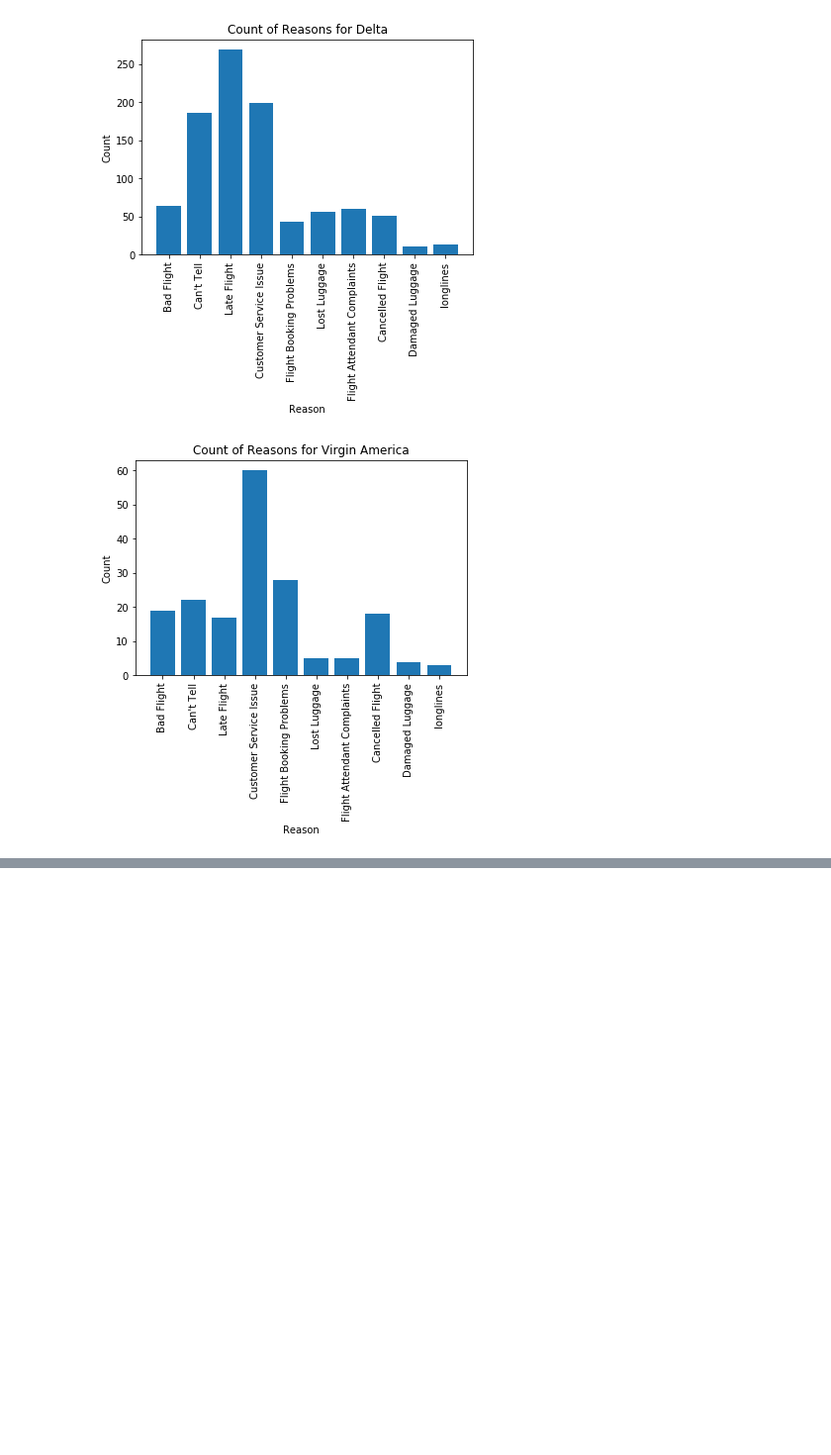
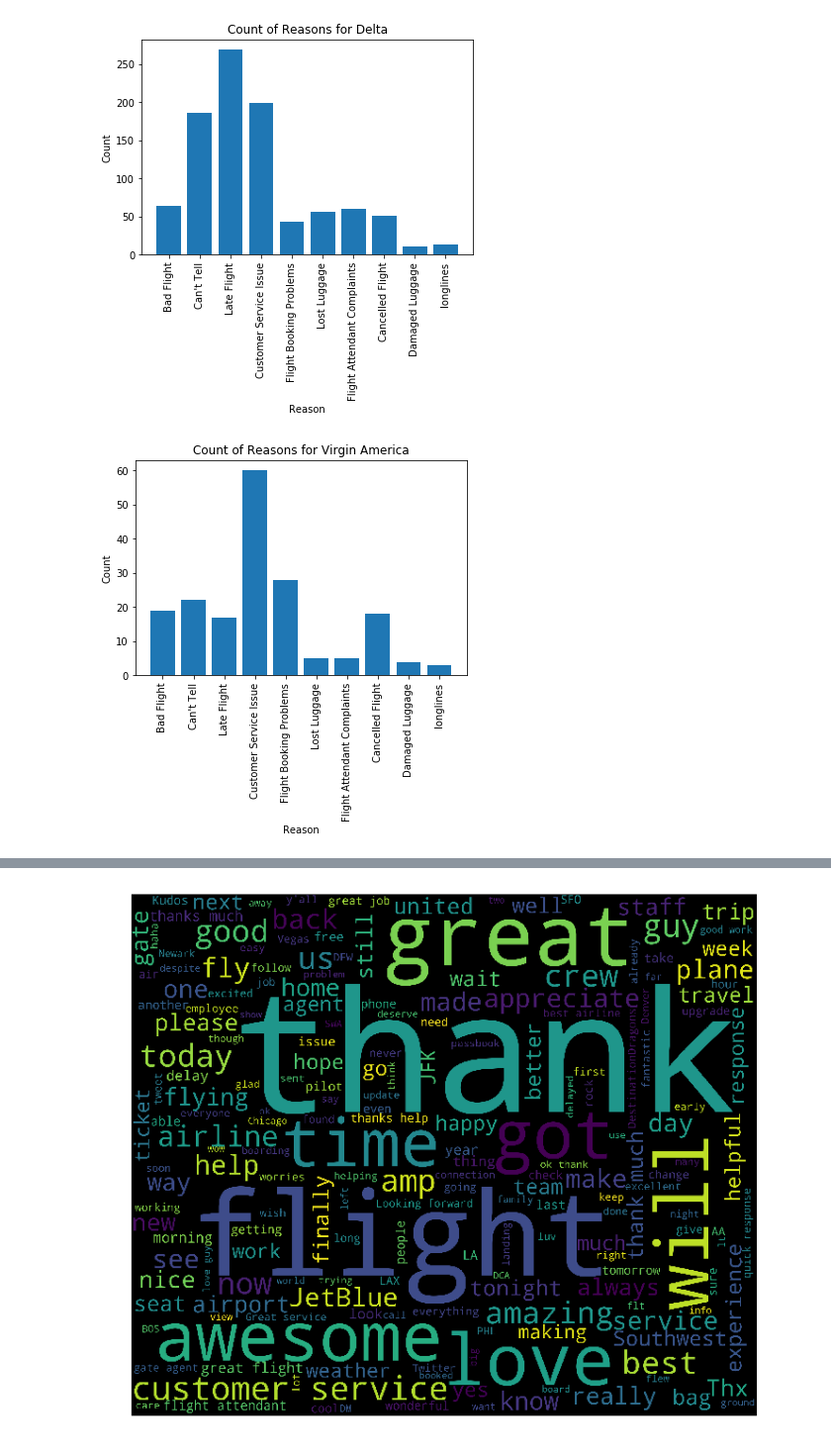
Before and after one commit to zlapp/Twitter-US-Airlines-Sentiment, a Jupyter notebook: Twitter-US-Airlines-Sentiment.ipynb, the cells around one changed output, grey strips where cells are left out. Shown at 99% size. Drawn from its saved outputs; the diff is of its cells as text; code cells hidden in the pictures; blank space fills up the shorter version.

```diff
--- a/Twitter-US-Airlines-Sentiment.ipynb
+++ b/Twitter-US-Airlines-Sentiment.ipynb
@@ -179,0 +171,4 @@ plt.show()
+# %%
+plt_wordcloud('positive')
+# %% [output]
+[figure, added]
```
Also changed, not shown: parts of 11 cells of this notebook.
